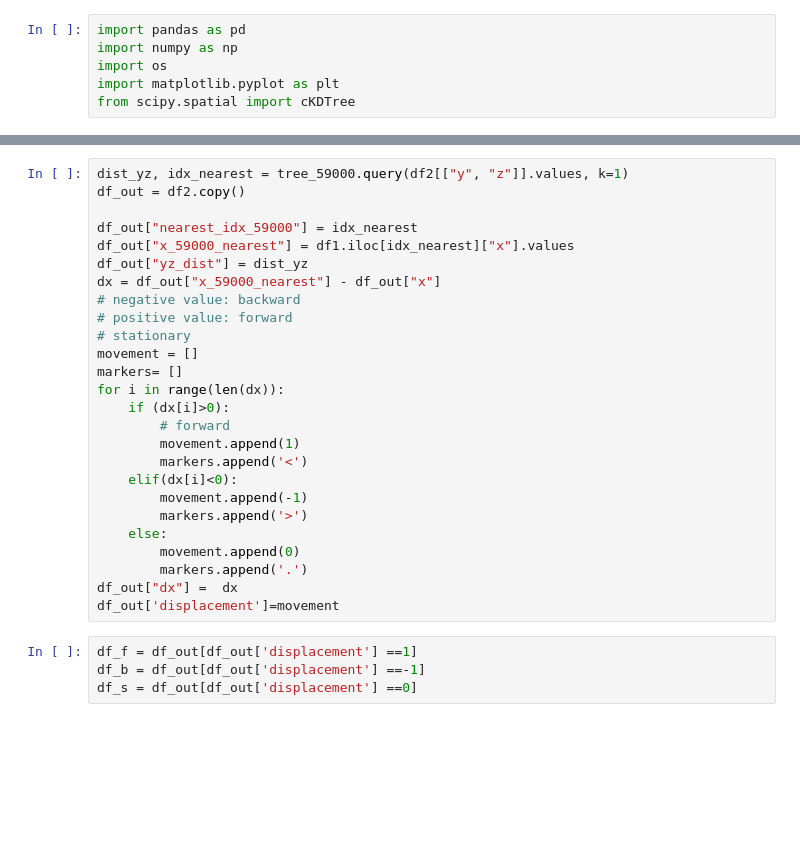
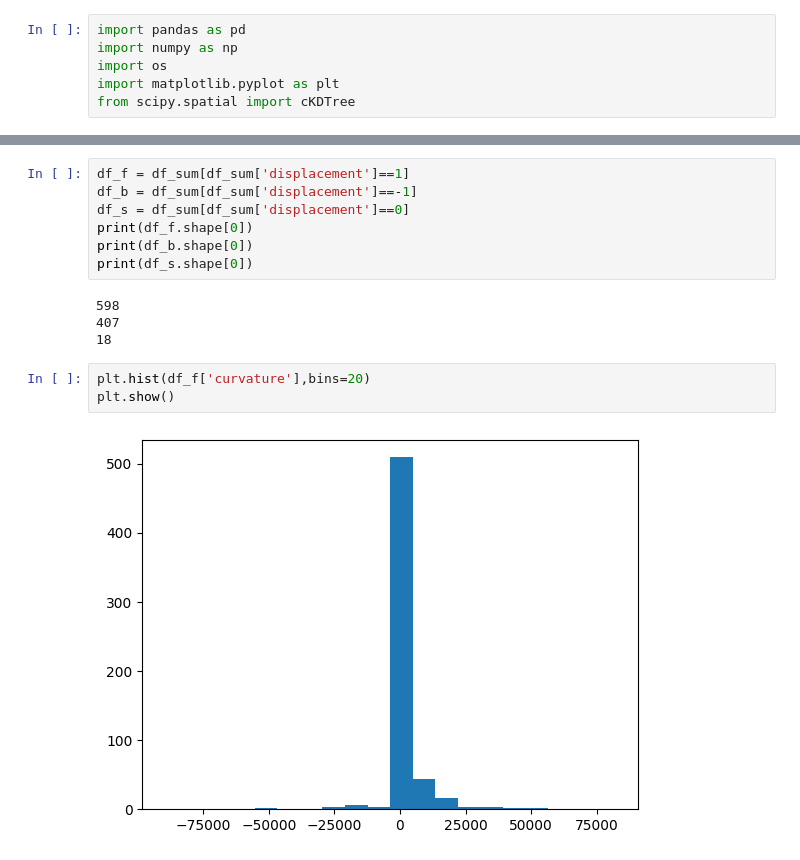
Before and after one commit to potatoslc/analysis_code, a Jupyter notebook: flamefront_iso_process.ipynb, the cells around one changed output, grey strips where cells are left out. Cells and saved outputs as stored; diff of their text form; blank space fills up the shorter version.

```diff
--- a/flamefront_iso_process.ipynb
+++ b/flamefront_iso_process.ipynb
@@ -14,30 +62,16 @@ tree_59000 = cKDTree(df1[["y", "z"]].values)
 # %%
-dist_yz, idx_nearest = tree_59000.query(df2[["y", "z"]].values, k=1)
-df_out = df2.copy()
-
-df_out["nearest_idx_59000"] = idx_nearest
-df_out["x_59000_nearest"] = df1.iloc[idx_nearest]["x"].values
-df_out["yz_dist"] = dist_yz
-dx = df_out["x_59000_nearest"] - df_out["x"]
-# negative value: backward
-# positive value: forward
-# stationary
-movement = []
-markers= []
-for i in range(len(dx)):
-    if (dx[i]>0):
-        # forward
-        movement.append(1)
-        markers.append('<')
-    elif(dx[i]<0):
-        movement.append(-1)
-        markers.append('>')
-    else:
-        movement.append(0)
-        markers.append('.')
-df_out["dx"] =  dx
-df_out['displacement']=movement
+df_f = df_sum[df_sum['displacement']==1]
+df_b = df_sum[df_sum['displacement']==-1]
+df_s = df_sum[df_sum['displacement']==0]
+print(df_f.shape[0])
+print(df_b.shape[0])
+print(df_s.shape[0])
+# %% [output]
+598
+407
+18
 # %%
-df_f = df_out[df_out['displacement'] ==1]
-df_b = df_out[df_out['displacement'] ==-1]
-df_s = df_out[df_out['displacement'] ==0]
+plt.hist(df_f['curvature'],bins=20)
+plt.show()
+# %% [output]
+[figure, added]
```
Also changed, not shown: parts of 24 cells of this notebook.
